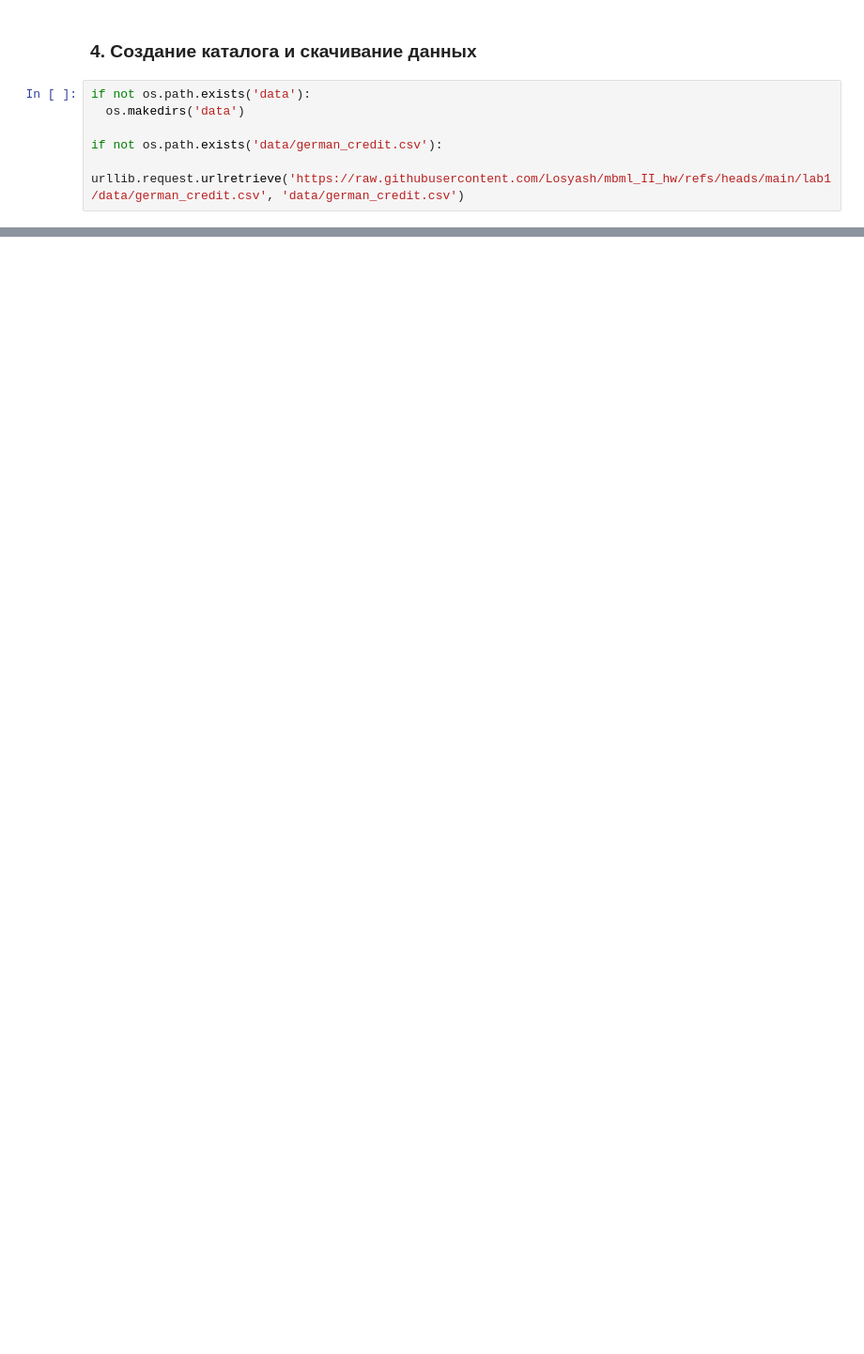
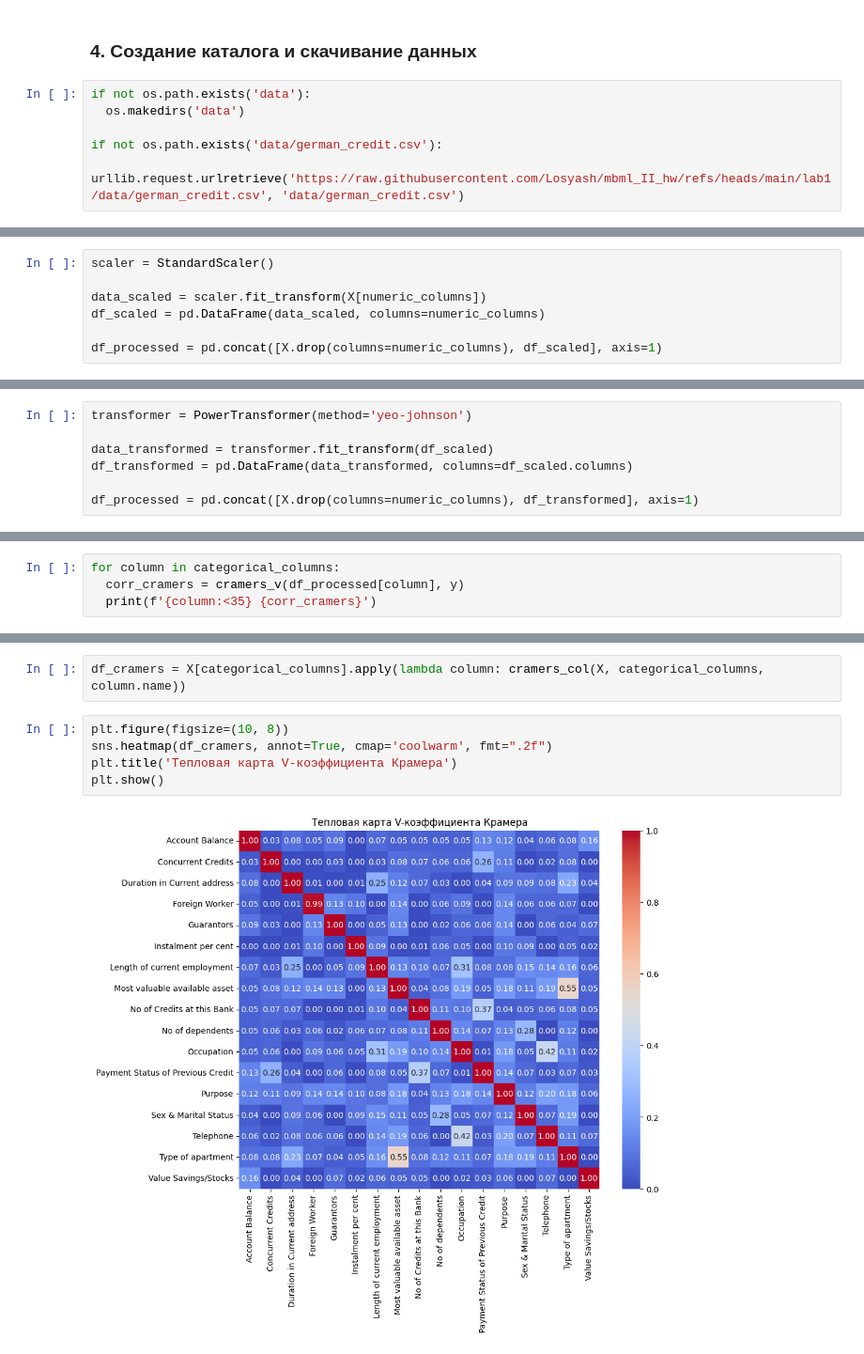
Before and after one commit to Losyash/mbml_II_hw, a Jupyter notebook: lab1/notebook.ipynb, the cells around one changed output, grey strips where cells are left out. Shown: that part at 94% size. Saved outputs shown, nothing was run; the diff lists cells and outputs as text; blank space fills up the shorter version.

```diff
--- a/lab1/notebook.ipynb
+++ b/lab1/notebook.ipynb
@@ -575,0 +156,7 @@ array([[ 32,  43],
+# %%
+scaler = StandardScaler()
+
+data_scaled = scaler.fit_transform(X[numeric_columns])
+df_scaled = pd.DataFrame(data_scaled, columns=numeric_columns)
+
+df_processed = pd.concat([X.drop(columns=numeric_columns), df_scaled], axis=1)
@@ -575,0 +165,7 @@ array([[ 32,  43],
+# %%
+transformer = PowerTransformer(method='yeo-johnson')
+
+data_transformed = transformer.fit_transform(df_scaled)
+df_transformed = pd.DataFrame(data_transformed, columns=df_scaled.columns)
+
+df_processed = pd.concat([X.drop(columns=numeric_columns), df_transformed], axis=1)
@@ -575,0 +187,4 @@ array([[ 32,  43],
+# %%
+for column in categorical_columns:
+  corr_cramers = cramers_v(df_processed[column], y)
+  print(f'{column:<35} {corr_cramers}')
@@ -575,0 +209,9 @@ array([[ 32,  43],
+# %%
+df_cramers = X[categorical_columns].apply(lambda column: cramers_col(X, categorical_columns, column.name))
+# %%
+plt.figure(figsize=(10, 8))
+sns.heatmap(df_cramers, annot=True, cmap='coolwarm', fmt=".2f")
+plt.title('Тепловая карта V-коэффициента Крамера')
+plt.show()
+# %% [output]
+[figure, added]
```
Also changed, not shown: parts of 119 cells of this notebook.
